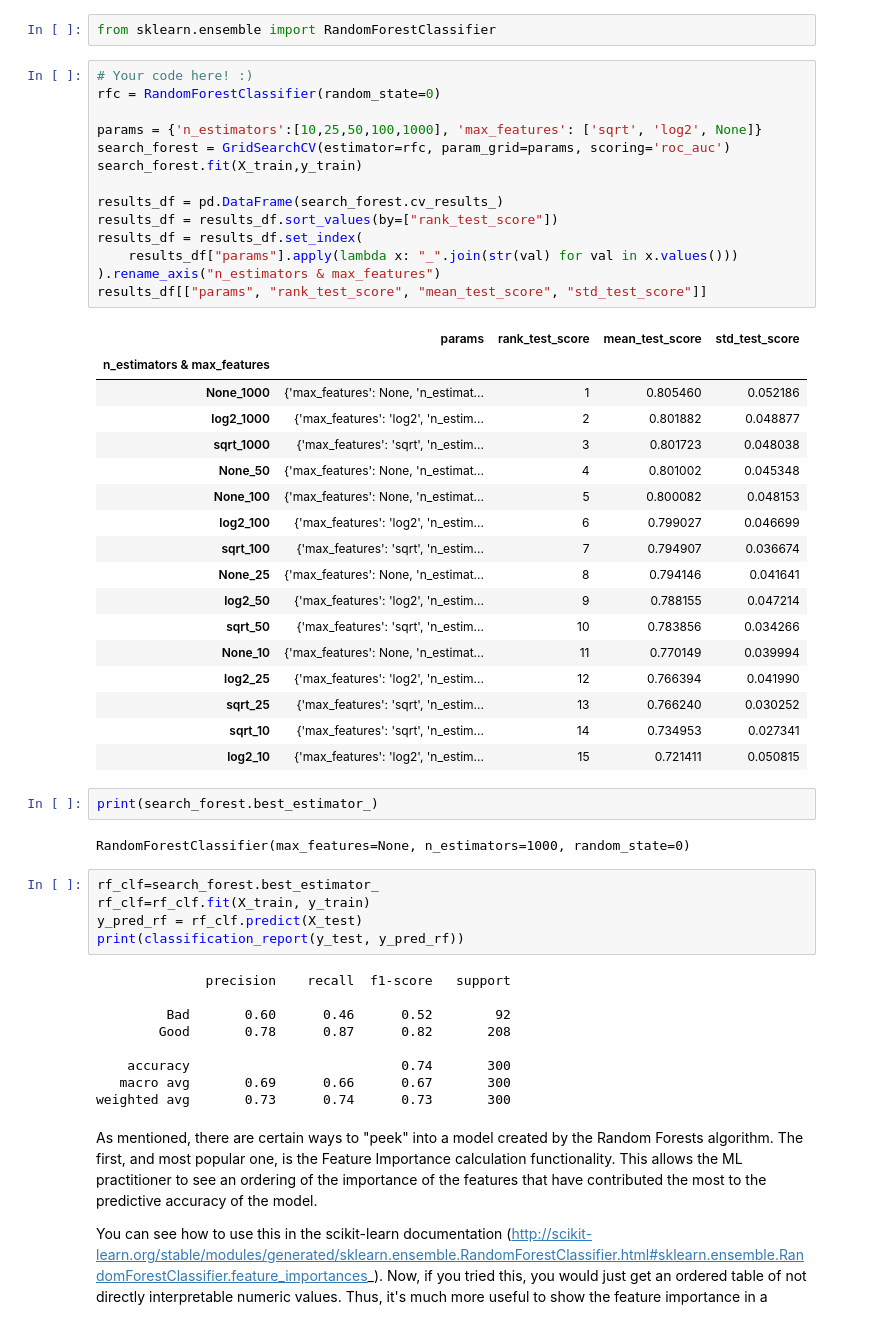
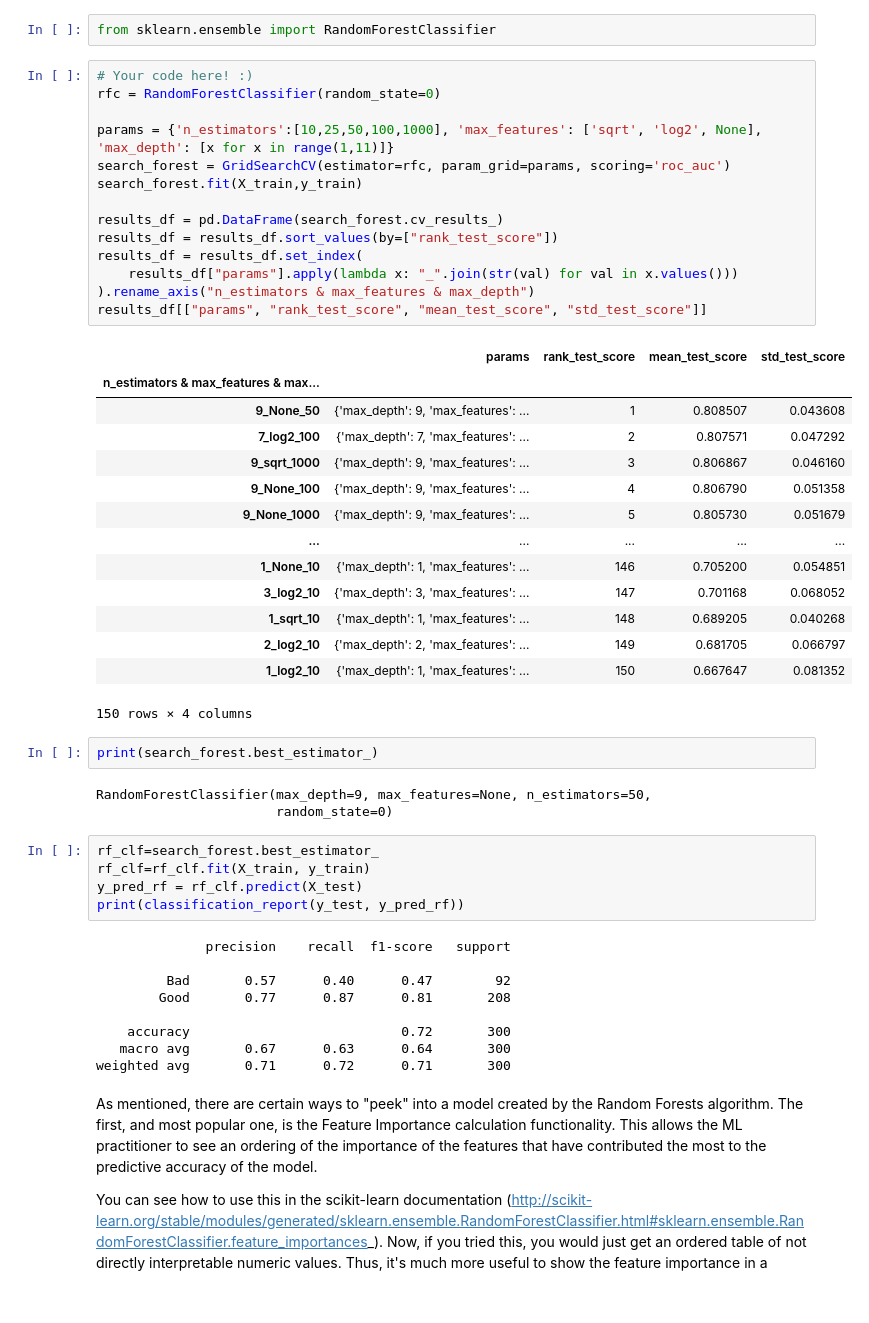
Before and after one commit to rhanderh/mec-mini-projects, a Jupyter notebook: mec-13.5.1-tree-based-algorithms-mini-project/Mini_Project_Tree-Based_Algorithms.ipynb, the cells around one changed output. Saved outputs shown, nothing was run; the diff lists cells and outputs as text.

```diff
--- a/mec-13.5.1-tree-based-algorithms-mini-project/Mini_Project_Tree-Based_Algorithms.ipynb
+++ b/mec-13.5.1-tree-based-algorithms-mini-project/Mini_Project_Tree-Based_Algorithms.ipynb
@@ -359,39 +363,37 @@ from sklearn.ensemble import RandomForestClassifier
 # %%
 # Your code here! :)
 rfc = RandomForestClassifier(random_state=0)
 
-params = {'n_estimators':[10,25,50,100,1000], 'max_features': ['sqrt', 'log2', None]}
+params = {'n_estimators':[10,25,50,100,1000], 'max_features': ['sqrt', 'log2', None], 'max_depth': [x for x in range(1,11)]}
 search_forest = GridSearchCV(estimator=rfc, param_grid=params, scoring='roc_auc')
 search_forest.fit(X_train,y_train)
 
 results_df = pd.DataFrame(search_forest.cv_results_)
 results_df = results_df.sort_values(by=["rank_test_score"])
 results_df = results_df.set_index(
     results_df["params"].apply(lambda x: "_".join(str(val) for val in x.values()))
-).rename_axis("n_estimators & max_features")
+).rename_axis("n_estimators & max_features & max_depth")
 results_df[["params", "rank_test_score", "mean_test_score", "std_test_score"]]
 # %% [output]
 |  | params | rank_test_score | mean_test_score | std_test_score |
-| n_estimators & max_features |  |  |  |  |
-| None_1000 | {'max_features': None, 'n_estimat... | 1 | 0.805460 | 0.052186 |
-| log2_1000 | {'max_features': 'log2', 'n_estim... | 2 | 0.801882 | 0.048877 |
-| sqrt_1000 | {'max_features': 'sqrt', 'n_estim... | 3 | 0.801723 | 0.048038 |
-| None_50 | {'max_features': None, 'n_estimat... | 4 | 0.801002 | 0.045348 |
-| None_100 | {'max_features': None, 'n_estimat... | 5 | 0.800082 | 0.048153 |
-| log2_100 | {'max_features': 'log2', 'n_estim... | 6 | 0.799027 | 0.046699 |
-| sqrt_100 | {'max_features': 'sqrt', 'n_estim... | 7 | 0.794907 | 0.036674 |
-| None_25 | {'max_features': None, 'n_estimat... | 8 | 0.794146 | 0.041641 |
-| log2_50 | {'max_features': 'log2', 'n_estim... | 9 | 0.788155 | 0.047214 |
-| sqrt_50 | {'max_features': 'sqrt', 'n_estim... | 10 | 0.783856 | 0.034266 |
-| None_10 | {'max_features': None, 'n_estimat... | 11 | 0.770149 | 0.039994 |
-| log2_25 | {'max_features': 'log2', 'n_estim... | 12 | 0.766394 | 0.041990 |
-| sqrt_25 | {'max_features': 'sqrt', 'n_estim... | 13 | 0.766240 | 0.030252 |
-| sqrt_10 | {'max_features': 'sqrt', 'n_estim... | 14 | 0.734953 | 0.027341 |
-| log2_10 | {'max_features': 'log2', 'n_estim... | 15 | 0.721411 | 0.050815 |
+| n_estimators & max_features & max... |  |  |  |  |
+| 9_None_50 | {'max_depth': 9, 'max_features': ... | 1 | 0.808507 | 0.043608 |
+| 7_log2_100 | {'max_depth': 7, 'max_features': ... | 2 | 0.807571 | 0.047292 |
+| 9_sqrt_1000 | {'max_depth': 9, 'max_features': ... | 3 | 0.806867 | 0.046160 |
+| 9_None_100 | {'max_depth': 9, 'max_features': ... | 4 | 0.806790 | 0.051358 |
+| 9_None_1000 | {'max_depth': 9, 'max_features': ... | 5 | 0.805730 | 0.051679 |
+| ... | ... | ... | ... | ... |
+| 1_None_10 | {'max_depth': 1, 'max_features': ... | 146 | 0.705200 | 0.054851 |
+| 3_log2_10 | {'max_depth': 3, 'max_features': ... | 147 | 0.701168 | 0.068052 |
+| 1_sqrt_10 | {'max_depth': 1, 'max_features': ... | 148 | 0.689205 | 0.040268 |
+| 2_log2_10 | {'max_depth': 2, 'max_features': ... | 149 | 0.681705 | 0.066797 |
+| 1_log2_10 | {'max_depth': 1, 'max_features': ... | 150 | 0.667647 | 0.081352 |
+150 rows × 4 columns
 # %%
 print(search_forest.best_estimator_)
 # %% [output]
-RandomForestClassifier(max_features=None, n_estimators=1000, random_state=0)
+RandomForestClassifier(max_depth=9, max_features=None, n_estimators=50,
+                       random_state=0)
 # %%
 rf_clf=search_forest.best_estimator_
 rf_clf=rf_clf.fit(X_train, y_train)
@@ -400,12 +402,12 @@ print(classification_report(y_test, y_pred_rf))
 # %% [output]
               precision    recall  f1-score   support
 
-         Bad       0.60      0.46      0.52        92
-        Good       0.78      0.87      0.82       208
+         Bad       0.57      0.40      0.47        92
+        Good       0.77      0.87      0.81       208
 
-    accuracy                           0.74       300
-   macro avg       0.69      0.66      0.67       300
-weighted avg       0.73      0.74      0.73       300
+    accuracy                           0.72       300
+   macro avg       0.67      0.63      0.64       300
+weighted avg       0.71      0.72      0.71       300
 # %% [markdown]
 As mentioned, there are certain ways to "peek" into a model created by the Random Forests algorithm. The first, and most popular one, is the Feature Importance calculation functionality. This allows the ML practitioner to see an ordering of the importance of the features that have contributed the most to the predictive accuracy of the model.
 
```
Also changed, not shown: parts of 10 cells of this notebook.
